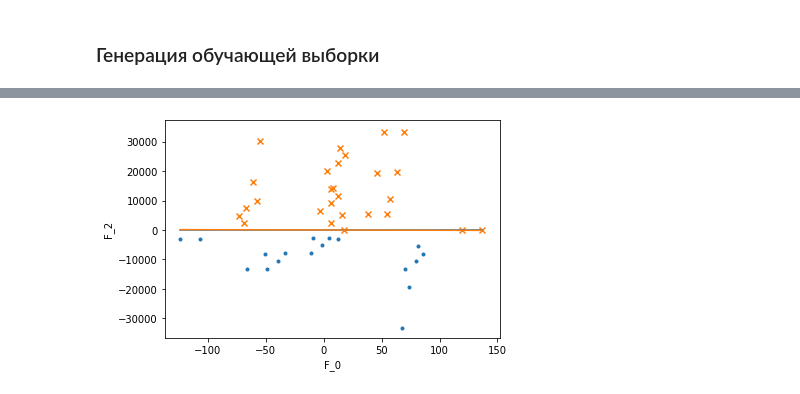
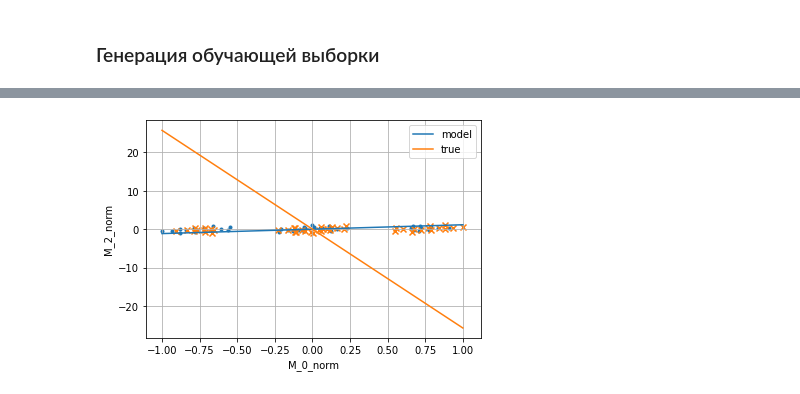
Before and after one commit to Step2Victory/research_fitness_function, a Jupyter notebook: Untitled.ipynb, the cells around one changed output, grey strips where cells are left out. Saved outputs shown, nothing was run; the diff lists cells and outputs as text; code cells hidden in the pictures.

```diff
--- a/Untitled.ipynb
+++ b/Untitled.ipynb
@@ -46,0 +53,6 @@ C = 140
+# %%
+sigm1 = 0.25
+sigm2 = 0.003
+C0 = 60
+C = 140
+lam = [0.1 / sigm1, 1 / sigm2, 0.000025, 0.1]
@@ -82,19 +107,19 @@ def gen_AB():
     B = (-1) ** randint(0, 2) * randint(0, min(-A, A + C * 100))
     return A / 100, B / 100
 
-def get_data_train(N):
-    train_arr = []
+def get_strategy_of_behavior(N):
+    arr = []
     for i in range(N):
         a = gen_AB()
-        while a in train_arr:
+        while a in arr:
             a = gen_AB()
-        train_arr.append(a)
-    data = pd.DataFrame(columns=['A', 'B'], data = train_arr)
+        arr.append(a)
+    data = pd.DataFrame(columns=['A', 'B'], data = arr)
     data['C'] = C
     data['C0'] = C0
     return data
 
-train_data = get_data_train(10)
-train_data.head()
+strat_b = get_data_train(10)
+strat_b.head()
 # %% [output]
 |  | A | B | C | C0 |
@@ -144,6 +206,4 @@ data_train_classifier
 # %%
-from sklearn.linear_model import Perceptron
-from sklearn.preprocessing import StandardScaler
 import matplotlib.pyplot as plt
 
 def module(u):
@@ -152,31 +212,53 @@ def module(u):
         ans += elem * elem
     return ans
 
-def check_coef(u, v):
-    return np.dot(u, v) / np.sqrt(module(u) * module(v))
+def sc(u, v):
+    ans = 0;
+    for i in range(len(u)):
+        ans += u[i] * v[i];
+    return ans;
 
 
-def model_score(X, y, lam):
-    model = Perceptron()
-    model.fit(X, y, coef_init=[0,0,0,0])
-    print(model.coef_)
-    print(model.score(X, y))
-    print(check_coef(model.coef_[0], lam))
-    X1 = X[y==1.0]
-    X0 = X[y==-1.0]
-    for i in range(len(X.columns)):
-        for j in range(i + 1, len(X.columns)):
-            x=np.linspace(min(X1[X.columns[i]].min(), X0[X.columns[i]].min()), max(X1[X.columns[i]].max(), X0[X.columns[i]].max()))
-            plt.scatter(x = X1[X.columns[i]], y=X1[X.columns[j]], marker='.')
-            plt.scatter(x = X0[X.columns[i]], y=X0[X.columns[j]], marker='x')
-            plt.plot(x, model.coef_[0][i] / model.coef_[0][j] *x,)
-            plt.plot(x, lam[i] / lam[j] *x)
-            plt.xlabel(X.columns[i])
-            plt.ylabel(X.columns[j])
-            plt.show()
+def cos_n(u, v):
+    return sc(u, v) / np.sqrt(module(u) * module(v))
 
-X = data_train_classifier.drop('y', axis=1)
-y = data_train_classifier['y']
+def check_k(u, v):
+    return[u[i] / v[i] for i in range(len(u))]
 
-model_score(X, y, lam)
+
+def model_score(model, X, y, lam, show=False, max_M = [1, 1, 1, 1]):
+    model_norm = list(model.coef_[0])
+    print('Веса модели с нормализаванными признаками ', model_norm)
+    model_coef = [0] * 4
+    for i in range(4):
+        model_coef[i] = model_norm[i] / max_M[i];
+    print('Веса исходной модели ', model_coef)
+    print('Частота правильных ответов на обучающей выборке ',model.score(X, y))
+    print('Косинус угла между векторами lam и model_coef',cos_n(model_coef, lam))
+    print(check_k(model_coef, lam))
+    if show:
+        X1 = X[y==1]
+        X0 = X[y==-1]
+        for i in range(len(X.columns)):
+            for j in range(i + 1, len(X.columns)):
+                xmin = min(X1[X.columns[i]].min(), X0[X.columns[i]].min())
+                xmax = max(X1[X.columns[i]].max(), X0[X.columns[i]].max())
+                x=np.linspace(xmin, xmax)
+                plt.scatter(x = X1[X.columns[i]], y=X1[X.columns[j]], marker='.')
+                plt.scatter(x = X0[X.columns[i]], y=X0[X.columns[j]], marker='x')
+                plt.plot(x, (-1)* model_norm[i] / model_norm[j] * x, label='model')
+                plt.plot(x, (-1) * (lam[i] * max_M[i]) / (lam[j] * max_M[j]) * x, label='true')
+                plt.legend()
+                plt.xlabel(X.columns[i])
+                plt.ylabel(X.columns[j])
+                plt.grid()
+                plt.show()
+
+
+
+
+
+model_score(model_norm, X_normalized, y, lam, True, max_M)
+
+model_score(model, X, y, lam, True)
 # %% [output]
@@ -187 +271 @@ model_score(X, y, lam)
-[figure, old version]
+[figure, new version]
```
Also changed, not shown: parts of 34 cells of this notebook.
